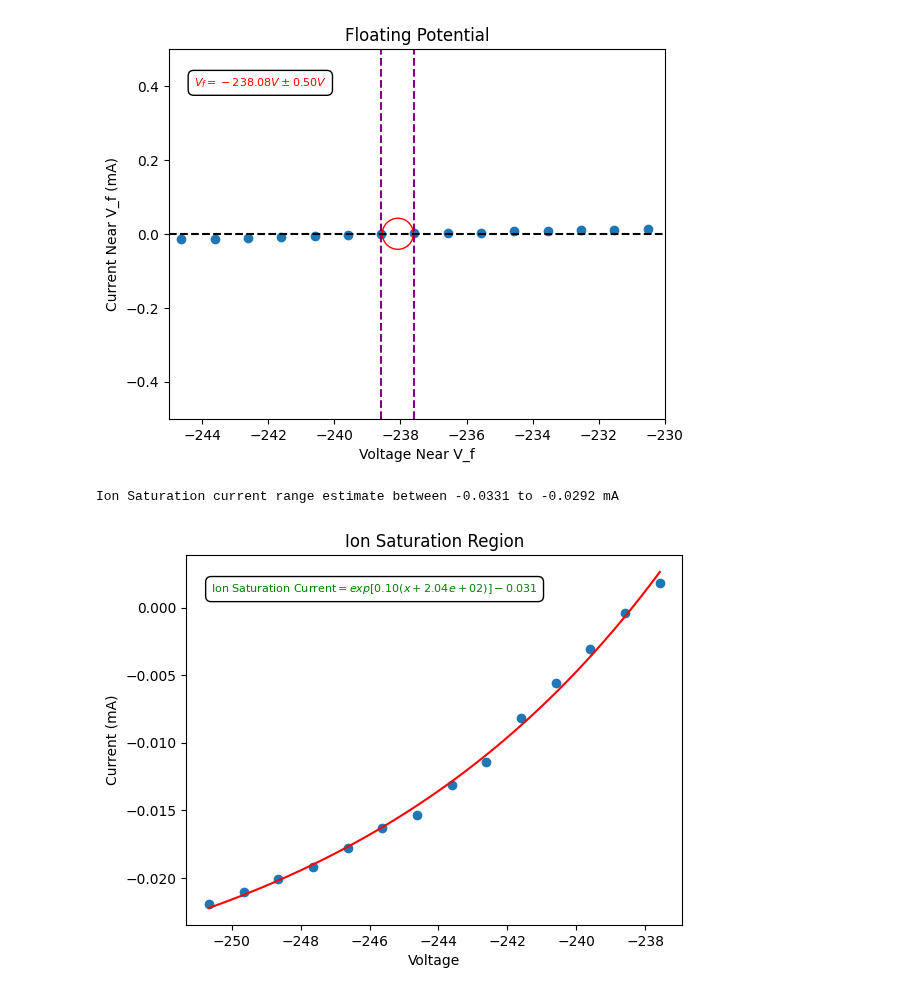
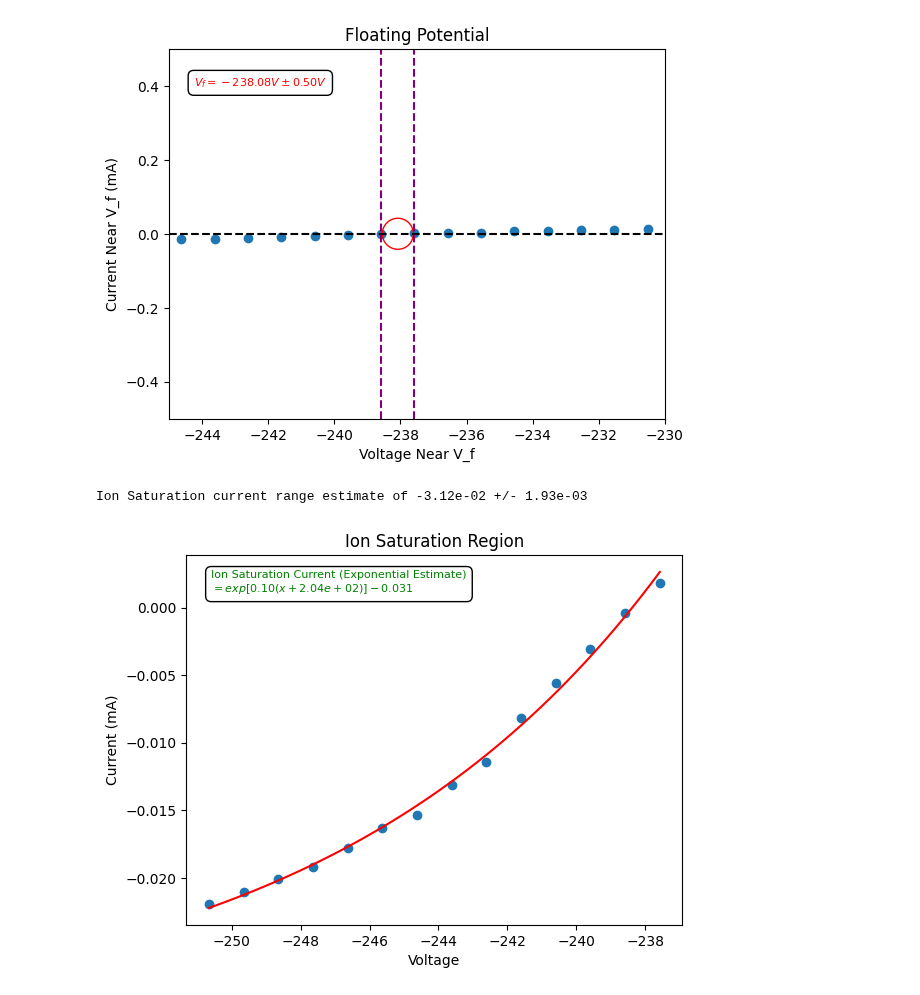
Before and after one commit to maraMaraschino/Adv-Lab, a Jupyter notebook: Langmuir Probe Experiment/langmuir_probe.ipynb, the cells around one changed output. Saved outputs shown, nothing was run; the diff lists cells and outputs as text; code cells hidden in the pictures.

```diff
--- a/Langmuir Probe Experiment/langmuir_probe.ipynb
+++ b/Langmuir Probe Experiment/langmuir_probe.ipynb
@@ -157,37 +150,35 @@ from scipy.stats import linregress
 from scipy.optimize import curve_fit
 
 is_x = x_avg[:14]
 is_y = y_avg[:14]
 
 # Def function that can fit the line
 def exponential(x, a, b, c):
     return np.exp(a*(x-b)) + c
 
 # p0 are estimates for the a,b,c variables in order of their call in exponential function
 popt, pcov = curve_fit(exponential, is_x, is_y, p0=[0.003, -240, -0.003])
 # a, b, c are the curve_fit best guesses given the data
 a, b, c = popt
 # Uncertainties are the values of the square roots of the diagonal of the covariant matrix
 a_sigma, b_sigma, c_sigma = np.sqrt(np.diag(pcov))
 
-ion_current_exp_min = c - c_sigma
-ion_current_exp_max = c + c_sigma
-
-print(f'Ion Saturation current range estimate between {ion_current_exp_min:.4f} to {ion_current_exp_max:.4f} mA')
+print(f'Ion Saturation current range estimate of {c:.2e} +/- {c_sigma:.2e}')
 
 x_fit = np.linspace(is_x[0], is_x[-1])
 y_fit = exponential(x_fit, a, b, c)
 
-equation_text = f'Ion Saturation Current$ = exp[{a:.2f}(x+{-b:.2e})]{c:.3f}$'
+equation_text = f'Ion Saturation Current (Exponential Estimate)\n$ = exp[{a:.2f}(x+{-b:.2e})]{c:.3f}$'
 
 plt.scatter(is_x, is_y)
 plt.plot(x_fit,y_fit, color='red')
 plt.text(0.05, 0.9, equation_text, transform=plt.gca().transAxes, fontsize=8,
          color="green", bbox=dict(facecolor='white', edgecolor='black', boxstyle='round,pad=0.5'))
 plt.title('Ion Saturation Region')
 plt.ylabel('Current (mA)')
 plt.xlabel('Voltage')
+plt.savefig('Ion Sat Exp.png')
 plt.show()
 # %% [output]
-Ion Saturation current range estimate between -0.0331 to -0.0292 mA
+Ion Saturation current range estimate of -3.12e-02 +/- 1.93e-03
-[figure, old version]
+[figure, new version]
```
Also changed, not shown: parts of 7 cells of this notebook, 7 other files.
